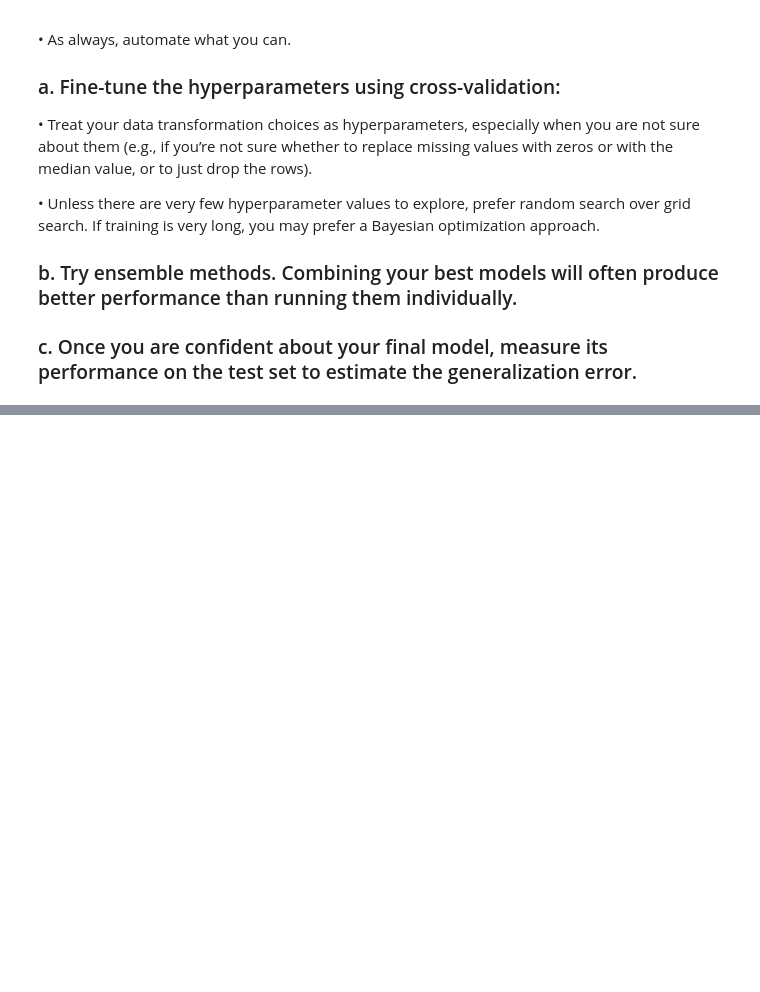
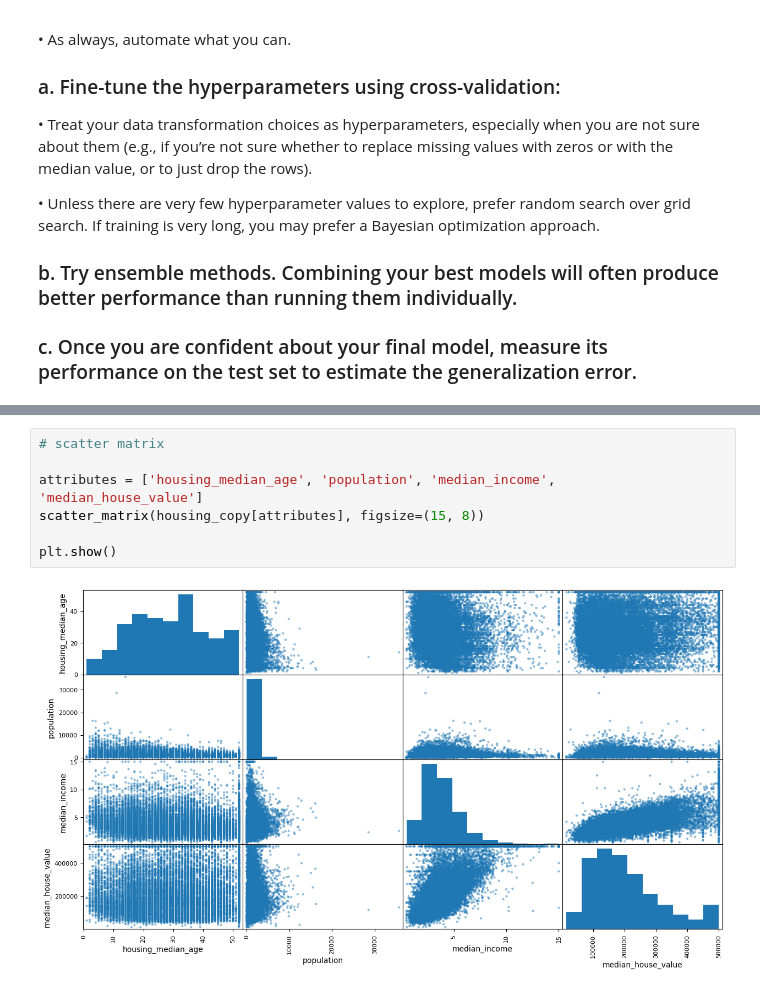
Before and after one commit to AliElneklawy/california-housing-price-prediction, a Jupyter notebook: california_housing.ipynb, the cells around one changed output, grey strips where cells are left out. Drawn from its saved outputs; the diff is of its cells as text; blank space fills up the shorter version.

```diff
--- a/california_housing.ipynb
+++ b/california_housing.ipynb
@@ -124,0 +264,9 @@ optimization approach.
+# %%
+# scatter matrix
+
+attributes = ['housing_median_age', 'population', 'median_income', 'median_house_value']
+scatter_matrix(housing_copy[attributes], figsize=(15, 8))
+
+plt.show()
+# %% [output]
+[figure, added]
```
Also changed, not shown: parts of 23 cells of this notebook.
